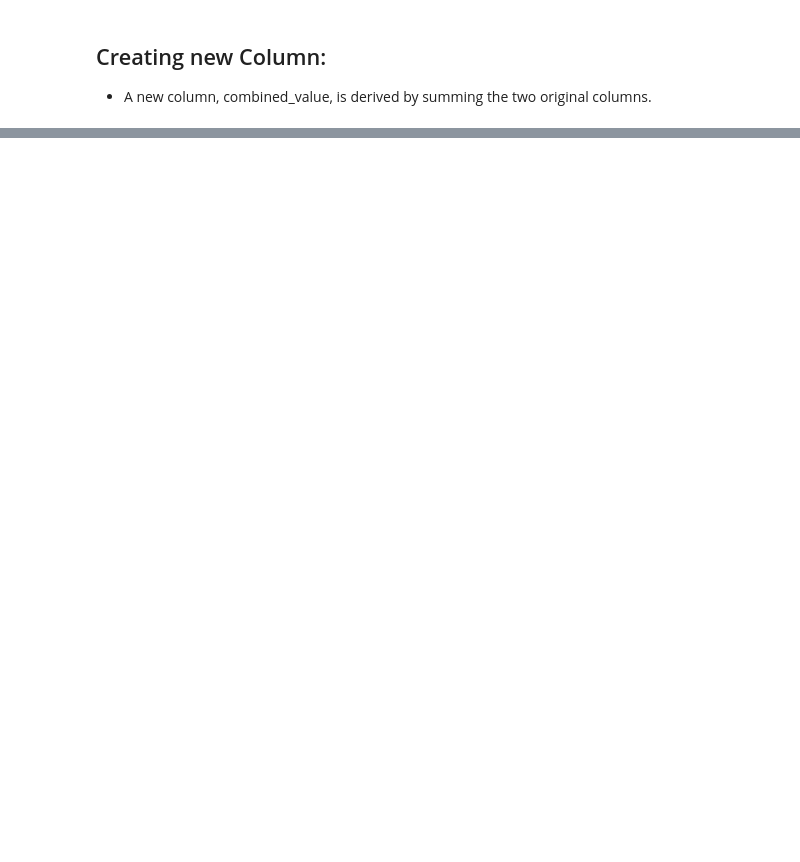
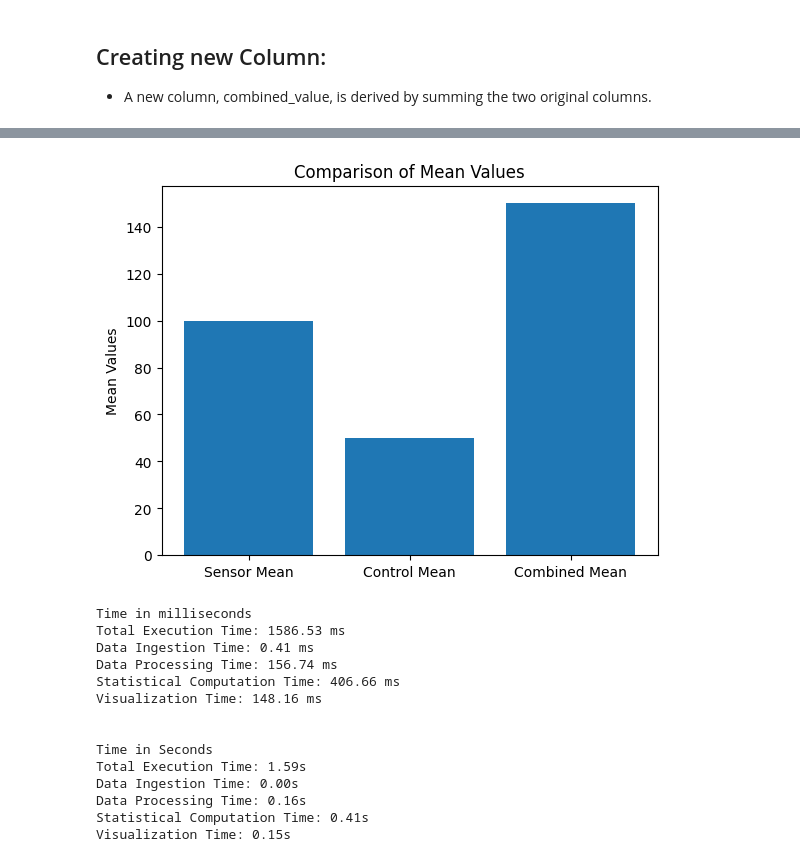
Before and after one commit to anni990/checkpoint-1, a Jupyter notebook: 1_BRC_.ipynb, the cells around one changed output, grey strips where cells are left out. Cells and saved outputs as stored; diff of their text form; code cells hidden in the pictures; blank space fills up the shorter version.

```diff
--- a/1_BRC_.ipynb
+++ b/1_BRC_.ipynb
@@ -45,3 +72,83 @@ temp
+# %%
+start_total = time.perf_counter()
+
+df_lazy = pl.scan_csv("/content/sensor_data.csv")  # Keep it Lazy
+
+df_lazy.sink_parquet("data.parquet")
+
+start_ingest = time.time()
+df_lazy = pl.scan_parquet("data.parquet")  # Load as LazyFrame
+ingest_time = time.time() - start_ingest
+
+
+start_processing = time.perf_counter()
+df_lazy = df_lazy.with_columns(
+    (pl.col("sensor_reading") + pl.col("control_value")).alias("combined_value")
+)
+df = df_lazy.collect()  # Convert to Eager DataFrame only here
+end_processing = time.perf_counter()
+
+start_stats = time.perf_counter()
+query = """
+    SELECT
+        avg(sensor_reading) AS sensor_mean,
+        median(sensor_reading) AS sensor_median,
+        mode() WITHIN GROUP (ORDER BY sensor_reading) AS sensor_mode,
+        avg(control_value) AS control_mean,
+        median(control_value) AS control_median,
+        mode() WITHIN GROUP (ORDER BY control_value) AS control_mode,
+        avg(sensor_reading + control_value) AS combined_mean
+    FROM df
+"""
+stats = duckdb.query(query).df()
+end_stats = time.perf_counter()
+
+
+start_viz = time.perf_counter()
+
+stat_values = stats.iloc[0, [0, 3, 6]]  # Selecting required mean values
+
+
+plt.bar(["Sensor Mean", "Control Mean", "Combined Mean"], stat_values)
+plt.ylabel("Mean Values")
+plt.title("Comparison of Mean Values")
+plt.show()
+end_viz = time.perf_counter()
+
+
+end_total = time.perf_counter()
+
+print("Time in milliseconds")
+print(f"Total Execution Time: {(end_total - start_total) * 1000:.2f} ms")
+print(f"Data Ingestion Time: {(ingest_time) * 1000:.2f} ms")
+print(f"Data Processing Time: {(end_processing - start_processing) * 1000:.2f} ms")
+print(f"Statistical Computation Time: {(end_stats - start_stats) * 1000:.2f} ms")
+print(f"Visualization Time: {(end_viz - start_viz) * 1000:.2f} ms")
+
+print('\n')
+
+print("Time in Seconds")
+print(f"Total Execution Time: {(end_total - start_total):.2f}s")
+print(f"Data Ingestion Time: {(ingest_time):.2f}s")
+print(f"Data Processing Time: {(end_processing - start_processing):.2f}s")
+print(f"Statistical Computation Time: {(end_stats - start_stats):.2f}s")
+print(f"Visualization Time: {(end_viz - start_viz):.2f}s")
+# %% [output]
+[figure, added]
+Time in milliseconds
+Total Execution Time: 1586.53 ms
+Data Ingestion Time: 0.41 ms
+Data Processing Time: 156.74 ms
+Statistical Computation Time: 406.66 ms
+Visualization Time: 148.16 ms
+
+
+Time in Seconds
+Total Execution Time: 1.59s
+Data Ingestion Time: 0.00s
+Data Processing Time: 0.16s
+Statistical Computation Time: 0.41s
+Visualization Time: 0.15s
 # %%
 cols = ['sensor_reading', 'control_value', 'combined_value']
 c = ['r','g','b']
```
Also changed, not shown: parts of 21 cells of this notebook.
